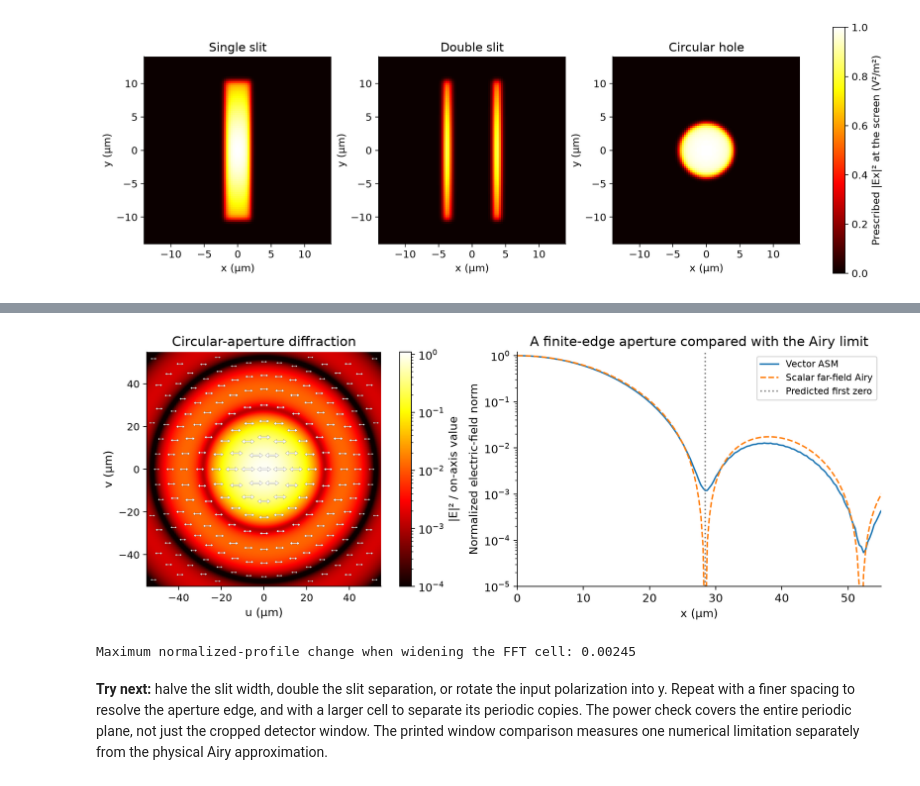
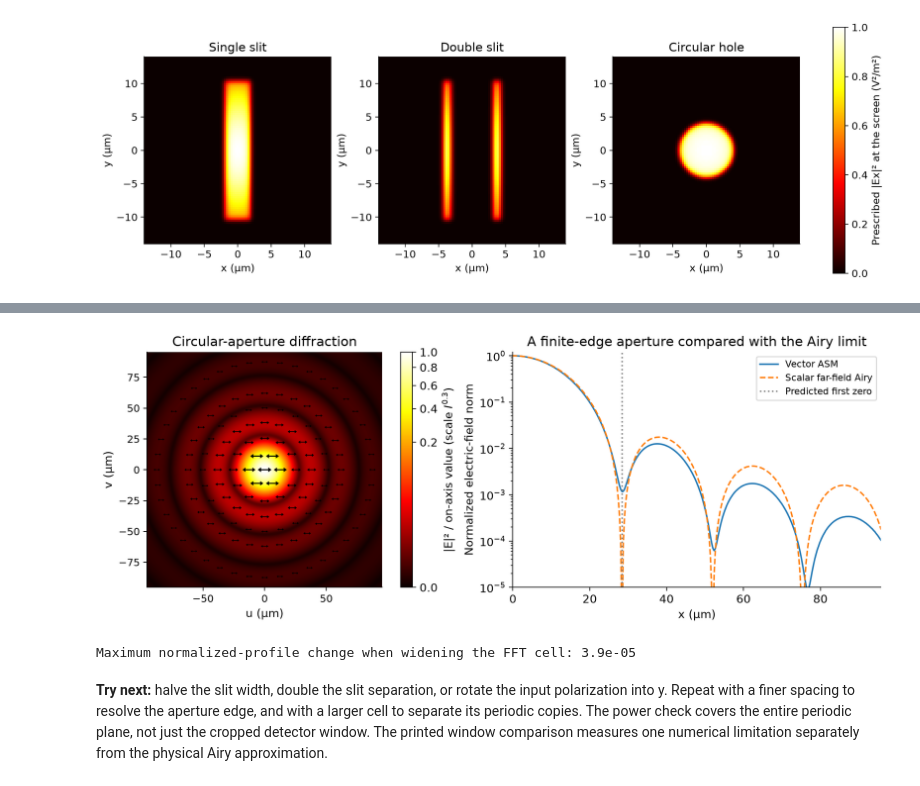
Before and after one commit to blancusjh/vecdiff, a Jupyter notebook: general/notebooks/02_diffraction_by_apertures.ipynb, the cells around one changed output, grey strips where cells are left out. Saved outputs shown, nothing was run; the diff lists cells and outputs as text; code cells hidden in the pictures.

```diff
--- a/general/notebooks/02_diffraction_by_apertures.ipynb
+++ b/general/notebooks/02_diffraction_by_apertures.ipynb
@@ -46,10 +46,10 @@ def observation_window(field, radius):
         grid, field.electric.wavelength0, field.electric.values[window_v][:, window_u]
     )
 # %%
-from matplotlib.colors import LogNorm
+from matplotlib.colors import PowerNorm
 from scipy.special import j1
 
-count = 768
+count = 1536
 spacing = 0.6 * wavelength
 axis = (np.arange(count) - count // 2) * spacing
 grid = optics.CartesianGrid(axis, axis)
@@ -117,6 +118,14 @@ is a crop of a larger periodic FFT cell. Increase the cell if diffracted light
 reaches its edges; otherwise periodic copies can interfere with the experiment.
 # %%
 distances = np.array([20, 120, 400]) * wavelength
+
+# One compressed intensity scale for all nine panels, up to the brightest one.
+peak = max(
+    spectrum.propagate(distance).electric.norm2().max()
+    for spectrum in spectra.values()
+    for distance in distances
+)
+scale = PowerNorm(0.3, vmin=0, vmax=peak)
 fig, axes = plt.subplots(3, 3, figsize=(12, 11), layout="constrained")
 
 for row, (name, spectrum) in enumerate(spectra.items()):
@@ -129,7 +138,7 @@ for row, (name, spectrum) in enumerate(spectra.items()):
             axis / um,
             field.electric.norm2(),
             cmap="hot",
-            norm=LogNorm(vmin=1e-5, vmax=2),
+            norm=scale,
             shading="gouraud",
         )
         axes[row, column].set(
@@ -147,13 +156,12 @@ for row, (name, spectrum) in enumerate(spectra.items()):
             colorbar=False,
             legend=False,
             crop=False,
+            glyph_color="black",
             distribution="polar" if name == "Circular hole" else "cartesian",
             title=f"{name}: z = {distance / um:.1f} µm",
         )
         assert_allclose(field.power(), input_power, rtol=2e-12)
 
-fig.colorbar(
-    image, ax=axes, label="|E|² (V²/m²), common logarithmic scale", shrink=0.75
-)
+fig.colorbar(image, ax=axes, label="|E|² (V²/m²), common scale $I^{0.3}$", shrink=0.75)
 plt.show()
 # %% [output]
@@ -182,34 +190,39 @@ u = 2 * np.pi * hole_radius * axis / (wavelength * distance)
 airy_amplitude = np.divide(2 * j1(u), u, out=np.ones_like(u), where=u != 0)
 first_zero = 0.61 * wavelength * distance / hole_radius
 
+# Window: up to the fourth Airy zero, so three side lobes are visible.
+fourth_zero = 13.3237 / (2 * np.pi) * wavelength * distance / hole_radius
+half_window = 0.97 * fourth_zero / um
+
 fig, axes = plt.subplots(1, 2, figsize=(12, 4), layout="constrained")
 image = axes[0].pcolormesh(
     axis / um,
     axis / um,
     field.electric.norm2() / field.electric.norm2()[center, center],
     cmap="hot",
-    norm=LogNorm(vmin=1e-4, vmax=1.1),
+    norm=PowerNorm(0.3, vmin=0, vmax=1),
     shading="gouraud",
 )
 axes[0].set(
     xlabel="x (µm)",
     ylabel="y (µm)",
     title="Circular-aperture diffraction",
-    xlim=(-55, 55),
-    ylim=(-55, 55),
+    xlim=(-half_window, half_window),
+    ylim=(-half_window, half_window),
     aspect="equal",
 )
 plot_polarization(
-    observation_window(field, 55 * um),
+    observation_window(field, half_window * um),
     axis=axes[0],
     background=False,
     colorbar=False,
     legend=False,
     crop=False,
+    glyph_color="black",
     distribution="polar",
     title="Circular-aperture diffraction",
 )
-fig.colorbar(image, ax=axes[0], label="|E|² / on-axis value")
+fig.colorbar(image, ax=axes[0], label="|E|² / on-axis value (scale $I^{0.3}$)")
 axes[1].semilogy(axis / um, np.maximum(profile, 1e-7), label="Vector ASM")
 axes[1].semilogy(
     axis / um, np.maximum(airy_amplitude**2, 1e-7), "--", label="Scalar far-field Airy"
@@ -218,40 +231,40 @@ axes[1].axvline(first_zero / um, color="gray", ls=":", label="Predicted first ze
 axes[1].set(
     xlabel="x (µm)",
     ylabel="Normalized electric-field norm",
-    xlim=(0, 55),
+    xlim=(0, half_window),
     ylim=(1e-5, 1.2),
     title="A finite-edge aperture compared with the Airy limit",
 )
 axes[1].legend(fontsize=9)
 plt.show()
 
 # Check periodic-window sensitivity at the displayed cut, using the same spacing.
-large_count = 1024
+large_count = 2048
 large_axis = (np.arange(large_count) - large_count // 2) * spacing
 large_grid = optics.CartesianGrid(large_axis, large_axis)
 LX, LY = np.meshgrid(large_axis, large_axis)
 large_values = np.zeros(large_grid.shape + (2,), dtype=complex)
 large_values[..., 0] = np.exp(-(LX**2 + LY**2) / (40 * wavelength) ** 2) * (
     edge_transmission(hole_radius - np.hypot(LX, LY))
 )
 large_spectrum = optics.angular_spectrum(
     optics.TransverseElectricField(large_grid, wavelength, large_values),
     air,
     evanescent="discard",
 )
 large_field = large_spectrum.propagate(distance)
 start = (large_count - count) // 2
 large_profile = large_field.electric.norm2()[large_count // 2, start : start + count]
 large_profile /= large_field.electric.norm2()[large_count // 2, large_count // 2]
-window = abs(axis) < 55 * um
+window = abs(axis) < half_window * um
 window_change = np.max(abs(large_profile[window] - profile[window]))
 print(
     f"Maximum normalized-profile change when widening the FFT cell: {window_change:.3g}"
 )
 assert window_change < 0.005
 # %% [output]
-[figure, old version]
+[figure, new version]
-Maximum normalized-profile change when widening the FFT cell: 0.00245
+Maximum normalized-profile change when widening the FFT cell: 3.9e-05
 # %% [markdown]
 **Try next:** halve the slit width, double the slit separation, or rotate the
 input polarization into y. Repeat with a finer spacing to resolve the aperture
```
Also changed, not shown: parts of 3 cells of this notebook, 9 other files.
